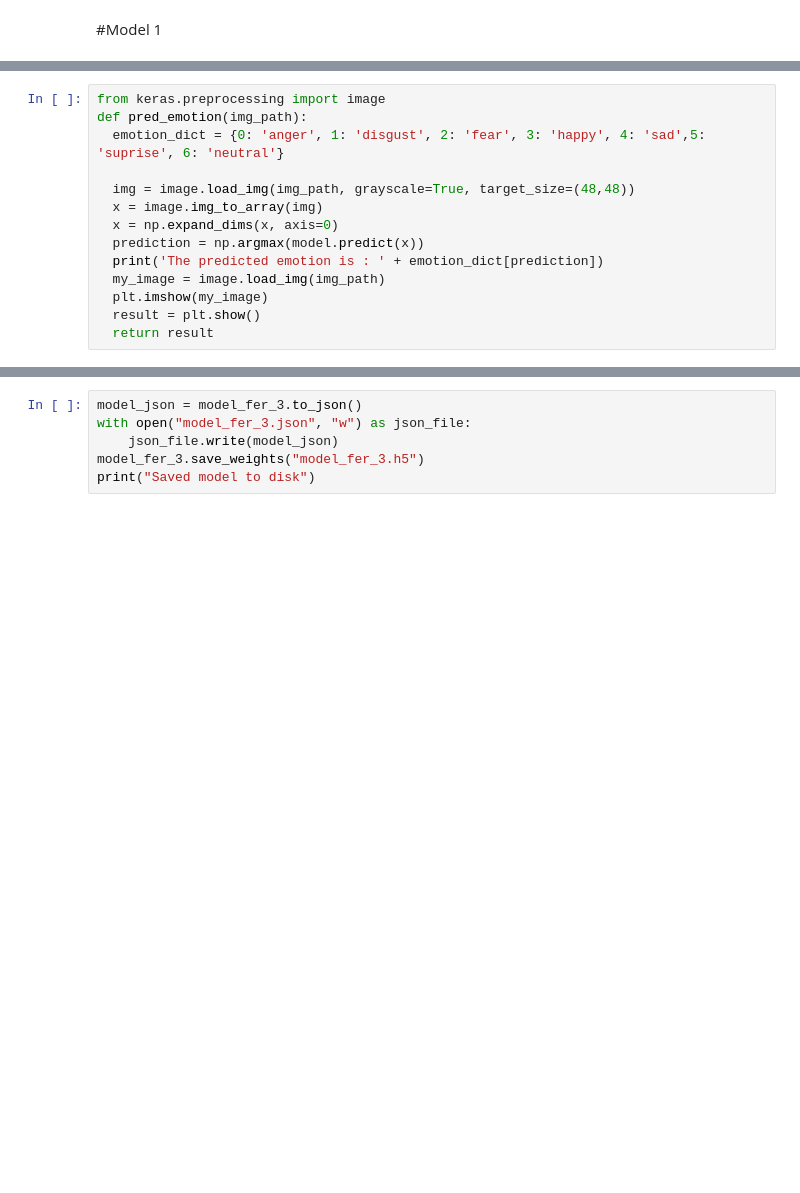
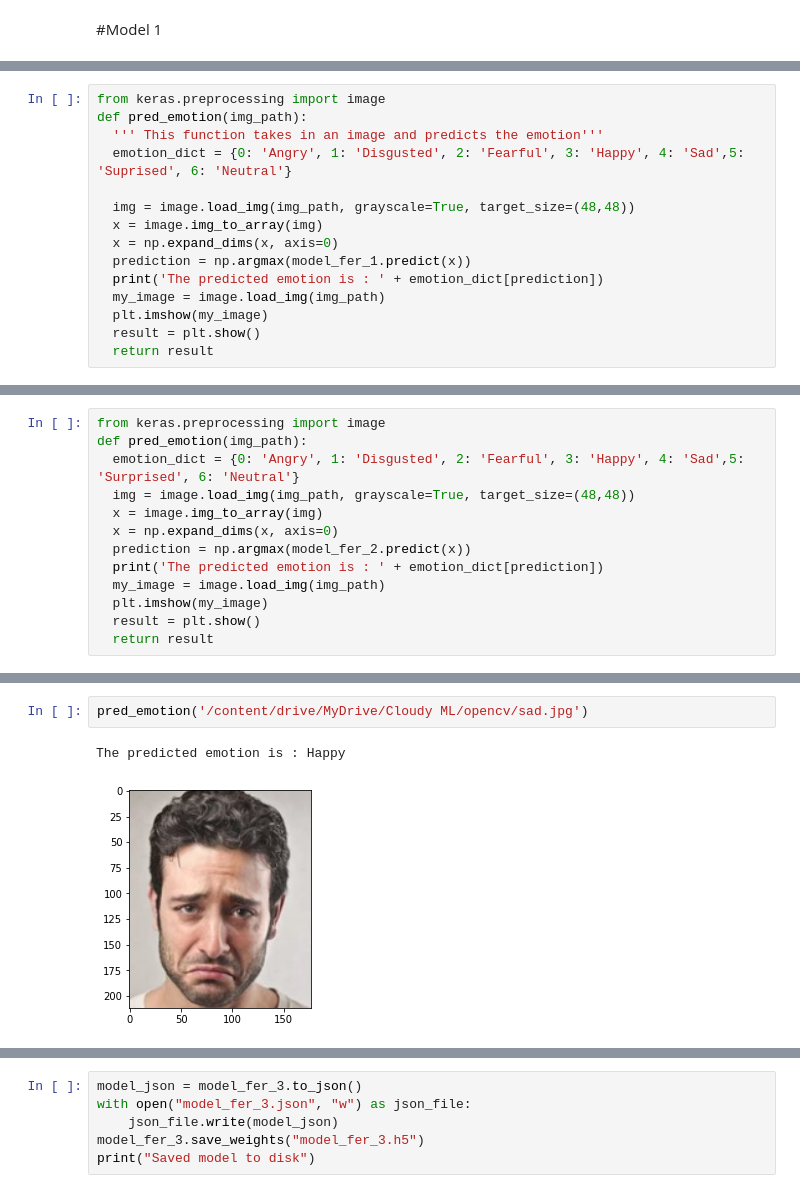
Before and after one commit to cpvivek/Facial-Emotion-Recognition, a Jupyter notebook: Capstone_DL&MLE_Facial_Emotion_Recognition_Vivek_CP.ipynb, the cells around one changed output, grey strips where cells are left out. Saved outputs shown, nothing was run; the diff lists cells and outputs as text; blank space fills up the shorter version.

```diff
--- a/Capstone_DL&MLE_Facial_Emotion_Recognition_Vivek_CP.ipynb
+++ b/Capstone_DL&MLE_Facial_Emotion_Recognition_Vivek_CP.ipynb
@@ -342,0 +368,15 @@ The model has exhibited hight training accuracy but low val, test accuracy. The
+# %%
+from keras.preprocessing import image
+def pred_emotion(img_path):
+  ''' This function takes in an image and predicts the emotion'''
+  emotion_dict = {0: 'Angry', 1: 'Disgusted', 2: 'Fearful', 3: 'Happy', 4: 'Sad',5: 'Suprised', 6: 'Neutral'}
+
+  img = image.load_img(img_path, grayscale=True, target_size=(48,48))
+  x = image.img_to_array(img)
+  x = np.expand_dims(x, axis=0)
+  prediction = np.argmax(model_fer_1.predict(x))
+  print('The predicted emotion is : ' + emotion_dict[prediction])
+  my_image = image.load_img(img_path)
+  plt.imshow(my_image)
+  result = plt.show()
+  return result
@@ -363,12 +630,11 @@ plt.show()
 # %%
 from keras.preprocessing import image
 def pred_emotion(img_path):
-  emotion_dict = {0: 'anger', 1: 'disgust', 2: 'fear', 3: 'happy', 4: 'sad',5: 'suprise', 6: 'neutral'}
-
+  emotion_dict = {0: 'Angry', 1: 'Disgusted', 2: 'Fearful', 3: 'Happy', 4: 'Sad',5: 'Surprised', 6: 'Neutral'}
   img = image.load_img(img_path, grayscale=True, target_size=(48,48))
   x = image.img_to_array(img)
   x = np.expand_dims(x, axis=0)
-  prediction = np.argmax(model.predict(x))
+  prediction = np.argmax(model_fer_2.predict(x))
   print('The predicted emotion is : ' + emotion_dict[prediction])
   my_image = image.load_img(img_path)
   plt.imshow(my_image)
@@ -585,0 +653,5 @@ def FER_Model(input_shape=(48,48,1)):
+# %%
+pred_emotion('/content/drive/MyDrive/Cloudy ML/opencv/sad.jpg')
+# %% [output]
+The predicted emotion is : Happy
+[figure, added]
```
Also changed, not shown: parts of 93 cells of this notebook.
